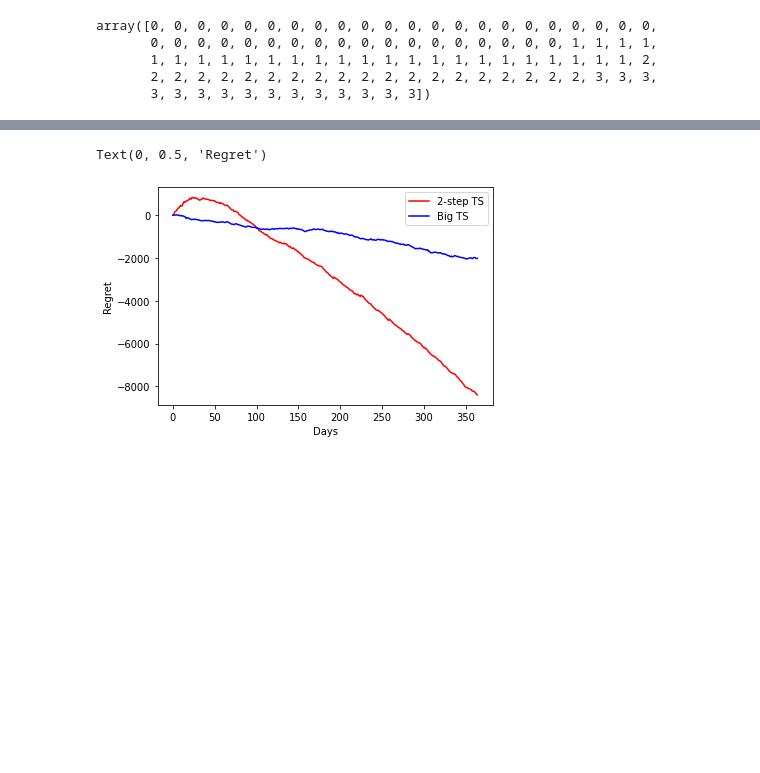
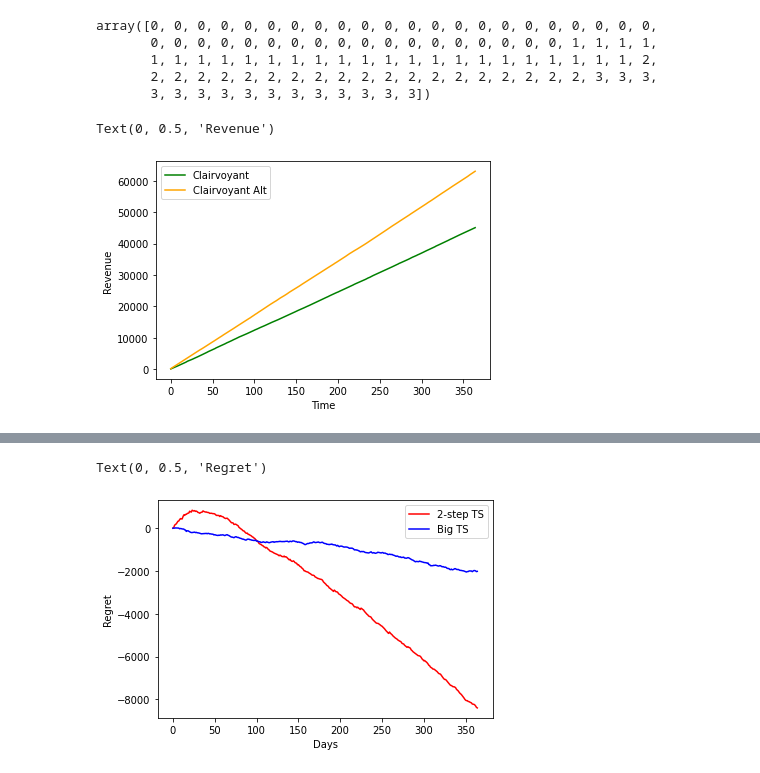
Before and after one commit to AliceCasali/Data_Intelligence_Application, a Jupyter notebook: step6.ipynb, the cells around one changed output, grey strips where cells are left out. Saved outputs shown, nothing was run; the diff lists cells and outputs as text; code cells hidden in the pictures; blank space fills up the shorter version.

Commit message:
step6

```diff
--- a/step6.ipynb
+++ b/step6.ipynb
@@ -132,3 +212,17 @@ array([0, 0, 0, 0, 0, 0, 0, 0, 0, 0, 0, 0, 0, 0, 0, 0, 0, 0, 0, 0, 0, 0,
+# %%
+import matplotlib.pyplot as plt
+plt.plot(np.cumsum(c_rewards_per_class_per_day), color='green', label='Clairvoyant')
+plt.plot(np.cumsum(calt_rewards_per_class_per_day), color='orange', label='Clairvoyant Alt')
+#plt.plot(np.cumsum(ts_rewards_per_class_per_day), color='red', label='2-step TS')
+#plt.plot(np.cumsum(big_ts_rewards_per_class_per_day), color='blue', label='Big TS')
+#plt.plot(np.cumsum(c_expected_per_day), color='black', label='Expected')
+
+plt.legend()
+plt.xlabel('Time')
+plt.ylabel('Revenue')
+# %% [output]
+Text(0, 0.5, 'Revenue')
+[figure, added]
 # %%
 days = 365
 
```
Also changed, not shown: parts of 10 cells of this notebook, 2 other files.
